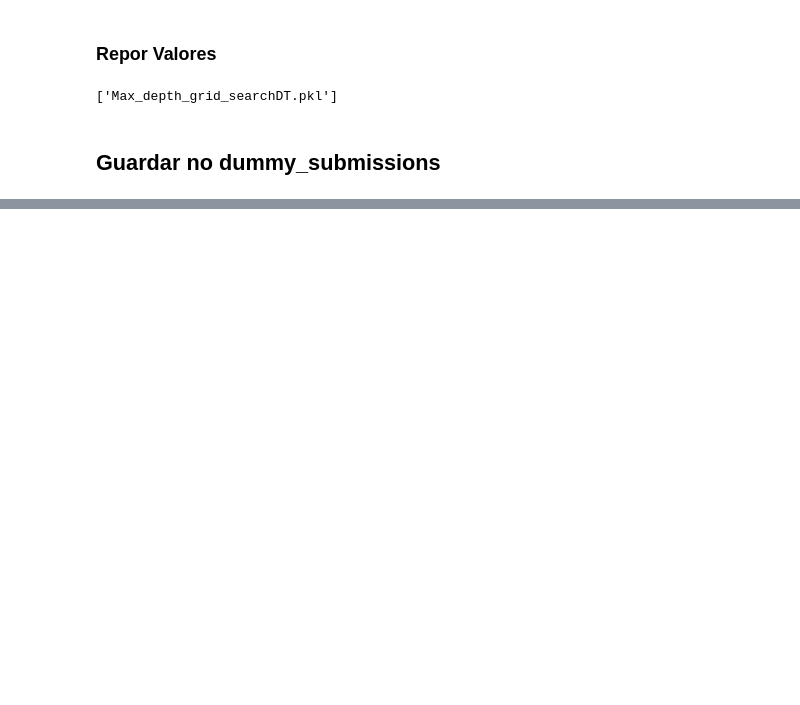
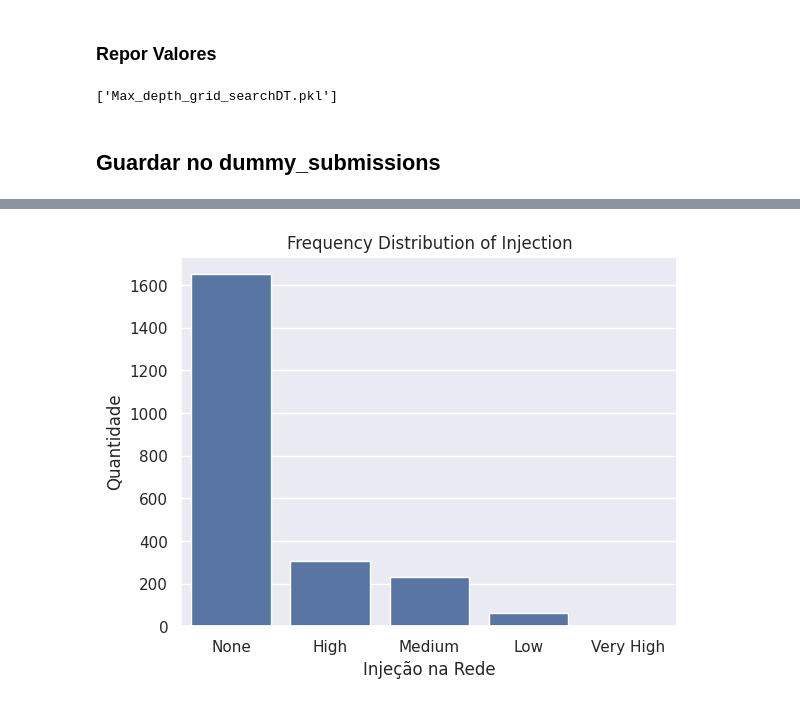
Before and after one commit to Mastro66/DAA_Comp, a Jupyter notebook: 2021-Feat.ipynb, the cells around one changed output, grey strips where cells are left out. Cells and saved outputs as stored; diff of their text form; code cells hidden in the pictures; blank space fills up the shorter version.

```diff
--- a/2021-Feat.ipynb
+++ b/2021-Feat.ipynb
@@ -1549,3 +2073,13 @@ df_submission
 # Guardar no ficheiro 'dummy_submission.csv'
 df_submission.replace({None: 'None', np.nan: 'None'}, inplace=True)
 df_submission.to_csv('./datasets/dummy_submission.csv', index=False)
+# %%
+injecao_count = df3['Predictions_2023'].value_counts()
+sns.set(style='darkgrid')
+sns.barplot(x=injecao_count.index, y=injecao_count.values)
+plt.title('Frequency Distribution of Injection')
+plt.ylabel('Quantidade', fontsize=12)
+plt.xlabel('Injeção na Rede', fontsize=12)
+plt.show()
+# %% [output]
+[figure, added]
```
Also changed, not shown: parts of 67 cells of this notebook, 4 other files.
